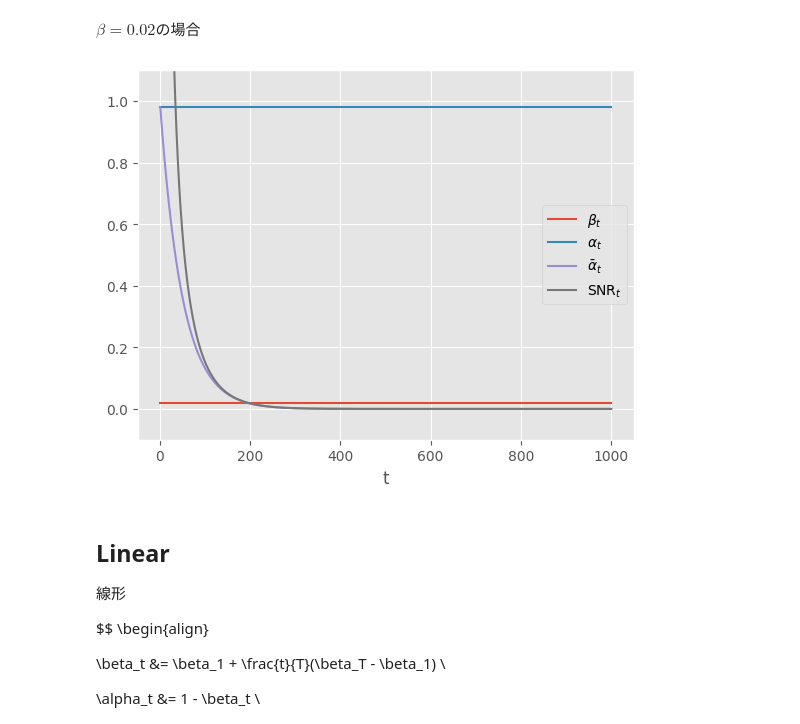
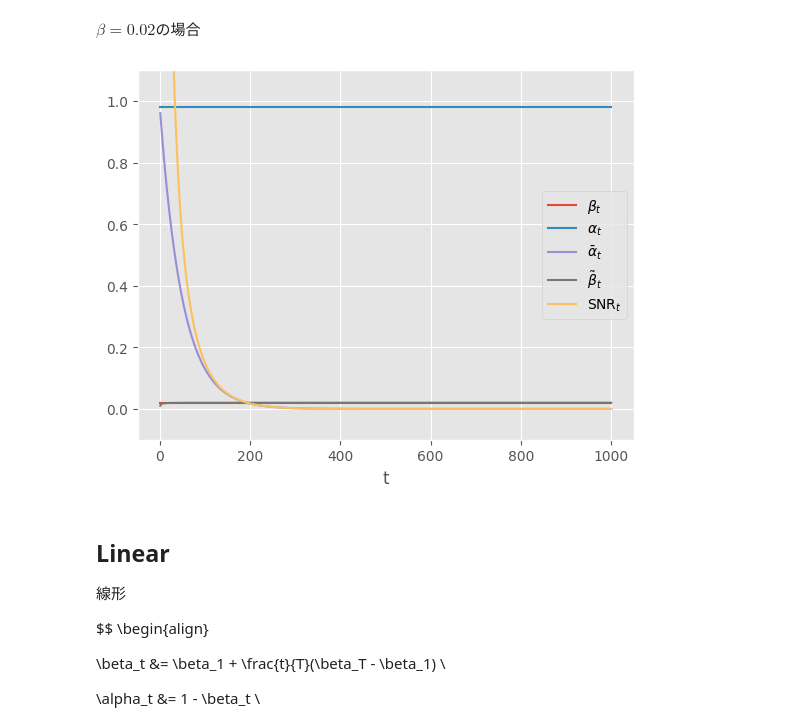
Before and after one commit to misya11p/study-notebooks, a Jupyter notebook: noise-schedule.ipynb, the cells around one changed output. Drawn from its saved outputs; the diff is of its cells as text; code cells hidden in the pictures.

Commit message:
add tilde beta

```diff
--- a/noise-schedule.ipynb
+++ b/noise-schedule.ipynb
@@ -32,12 +33,14 @@ plt.style.use("ggplot")
 
 T = 1000
 t = np.arange(1, T + 1)
+t_1 = t - 1
 
-def plot(beta, alpha, bar_alpha):
+def plot(beta, alpha, bar_alpha, tilde_beta, snr):
     snr = bar_alpha / (1 - bar_alpha)
     plt.plot(t, beta, label=r"$\beta_t$")
     plt.plot(t, alpha, label=r"$\alpha_t$")
     plt.plot(t, bar_alpha, label=r"$\bar \alpha_t$")
+    plt.plot(t, tilde_beta, label=r"$\tilde\beta_t$")
     plt.plot(t, snr, label=r"$\operatorname{SNR}_t$")
     plt.xlabel("t")
     plt.ylim(-0.1, 1.1)
@@ -64,12 +67,14 @@ $$
 # %% [markdown]
 $\beta=0.02$の場合
 # %%
-beta = np.array([0.02] * T)
+beta = np.array([0.02] * (T + 1))
 alpha = 1 - beta
 bar_alpha = np.cumprod(alpha)
-plot(beta, alpha, bar_alpha)
+tilde_beta = (1 - bar_alpha[t_1]) / (1 - bar_alpha[t]) * beta[t]
+nsr = bar_alpha / (1 - bar_alpha)
+plot(beta[t], alpha[t], bar_alpha[t], tilde_beta, nsr[t])
 # %% [output]
-[figure, old version]
+[figure, new version]
 # %% [markdown]
 ## Linear
 
```
Also changed, not shown: parts of 4 cells of this notebook.
